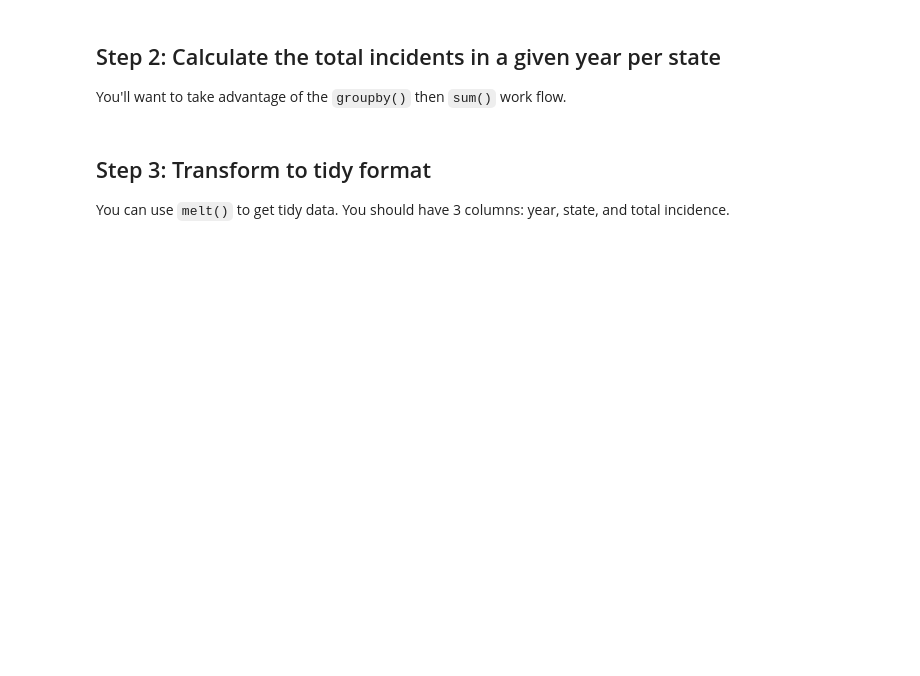
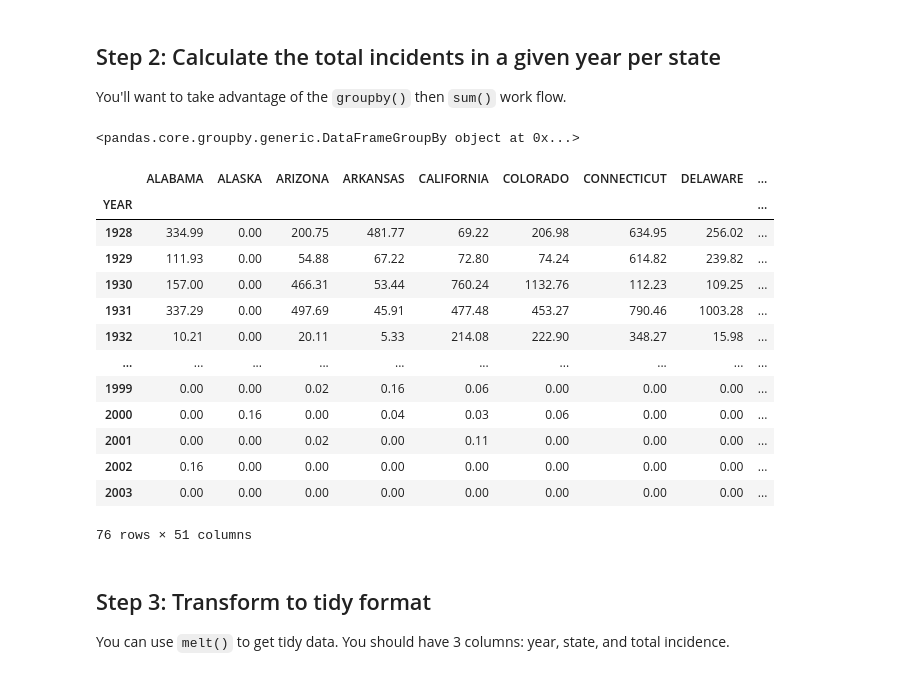
Before and after one commit to MUSA-550-Fall-2020/week-2, a Jupyter notebook: lecture-2B.ipynb, the cells around one changed output. Saved outputs shown, nothing was run; the diff lists cells and outputs as text; code cells hidden in the pictures; blank space fills up the shorter version.

```diff
--- a/lecture-2B.ipynb
+++ b/lecture-2B.ipynb
@@ -500,6 +500,32 @@ data.head()
 ## Step 2: Calculate the total incidents in a given year per state
 
 You'll want to take advantage of the `groupby()` then `sum()` work flow.
+# %%
+# drop week first
+annual = data.drop('WEEK', axis=1)
+# %%
+grped = annual.groupby('YEAR')
+print(grped)
+# %% [output]
+<pandas.core.groupby.generic.DataFrameGroupBy object at 0x...>
+# %%
+annual = grped.sum()
+annual
+# %% [output]
+|  | ALABAMA | ALASKA | ARIZONA | ARKANSAS | CALIFORNIA | COLORADO | CONNECTICUT | DELAWARE | ... |
+| YEAR |  |  |  |  |  |  |  |  | ... |
+| 1928 | 334.99 | 0.00 | 200.75 | 481.77 | 69.22 | 206.98 | 634.95 | 256.02 | ... |
+| 1929 | 111.93 | 0.00 | 54.88 | 67.22 | 72.80 | 74.24 | 614.82 | 239.82 | ... |
+| 1930 | 157.00 | 0.00 | 466.31 | 53.44 | 760.24 | 1132.76 | 112.23 | 109.25 | ... |
+| 1931 | 337.29 | 0.00 | 497.69 | 45.91 | 477.48 | 453.27 | 790.46 | 1003.28 | ... |
+| 1932 | 10.21 | 0.00 | 20.11 | 5.33 | 214.08 | 222.90 | 348.27 | 15.98 | ... |
+| ... | ... | ... | ... | ... | ... | ... | ... | ... | ... |
+| 1999 | 0.00 | 0.00 | 0.02 | 0.16 | 0.06 | 0.00 | 0.00 | 0.00 | ... |
+| 2000 | 0.00 | 0.16 | 0.00 | 0.04 | 0.03 | 0.06 | 0.00 | 0.00 | ... |
+| 2001 | 0.00 | 0.00 | 0.02 | 0.00 | 0.11 | 0.00 | 0.00 | 0.00 | ... |
+| 2002 | 0.16 | 0.00 | 0.00 | 0.00 | 0.00 | 0.00 | 0.00 | 0.00 | ... |
+| 2003 | 0.00 | 0.00 | 0.00 | 0.00 | 0.00 | 0.00 | 0.00 | 0.00 | ... |
+76 rows × 51 columns
 # %% [markdown]
 ## Step 3: Transform to tidy format
 
```
Also changed, not shown: parts of 14 cells of this notebook, 1 other file.
